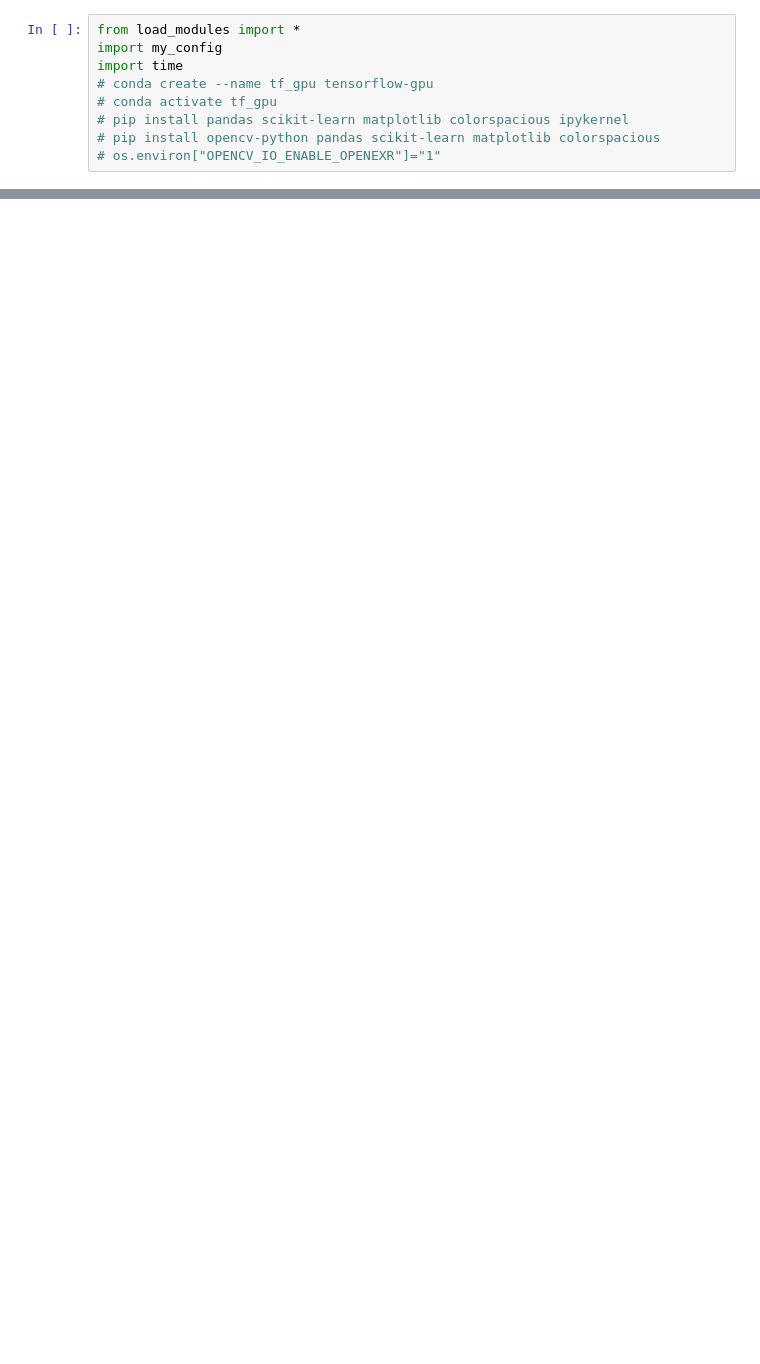
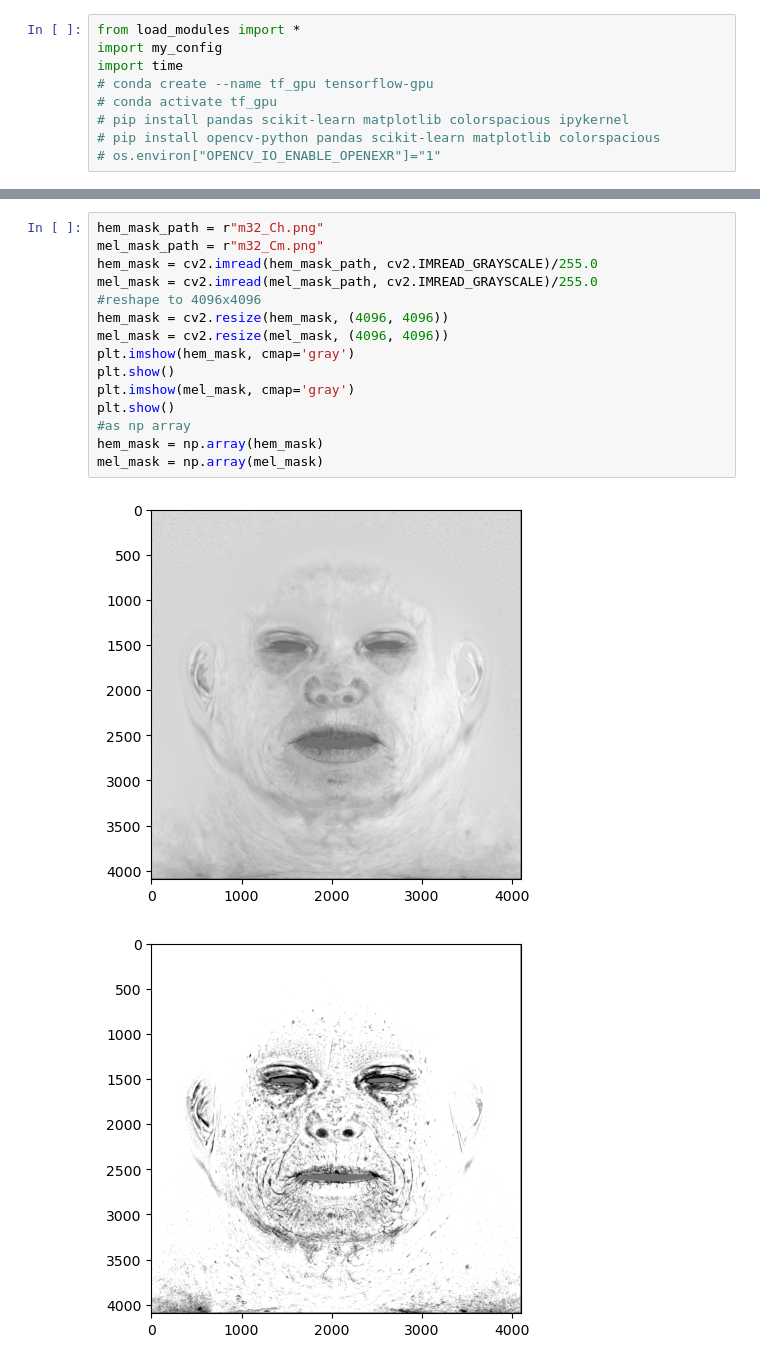
Before and after one commit to jj-tech-io/AE_2023_06, a Jupyter notebook: inference.ipynb, the cells around one changed output, grey strips where cells are left out. Drawn from its saved outputs; the diff is of its cells as text; blank space fills up the shorter version.

```diff
--- a/inference.ipynb
+++ b/inference.ipynb
@@ -121,3 +191,21 @@ Decoder summary:None
+# %%
+hem_mask_path = r"m32_Ch.png"
+mel_mask_path = r"m32_Cm.png"
+hem_mask = cv2.imread(hem_mask_path, cv2.IMREAD_GRAYSCALE)/255.0
+mel_mask = cv2.imread(mel_mask_path, cv2.IMREAD_GRAYSCALE)/255.0
+#reshape to 4096x4096
+hem_mask = cv2.resize(hem_mask, (4096, 4096))
+mel_mask = cv2.resize(mel_mask, (4096, 4096))
+plt.imshow(hem_mask, cmap='gray')
+plt.show()
+plt.imshow(mel_mask, cmap='gray')
+plt.show()
+#as np array
+hem_mask = np.array(hem_mask)
+mel_mask = np.array(mel_mask)
+# %% [output]
+[figure, added]
+[figure, added]
 # %%
 # fig,ax = plt.subplots(5,5, figsize=(16,14))
 subjects_meta = ['m141_4k', 'm46_4k', 'm53_4k', 'm64_4k', 'm98_4k']
```
Also changed, not shown: parts of 4 cells of this notebook, 25 other files.
